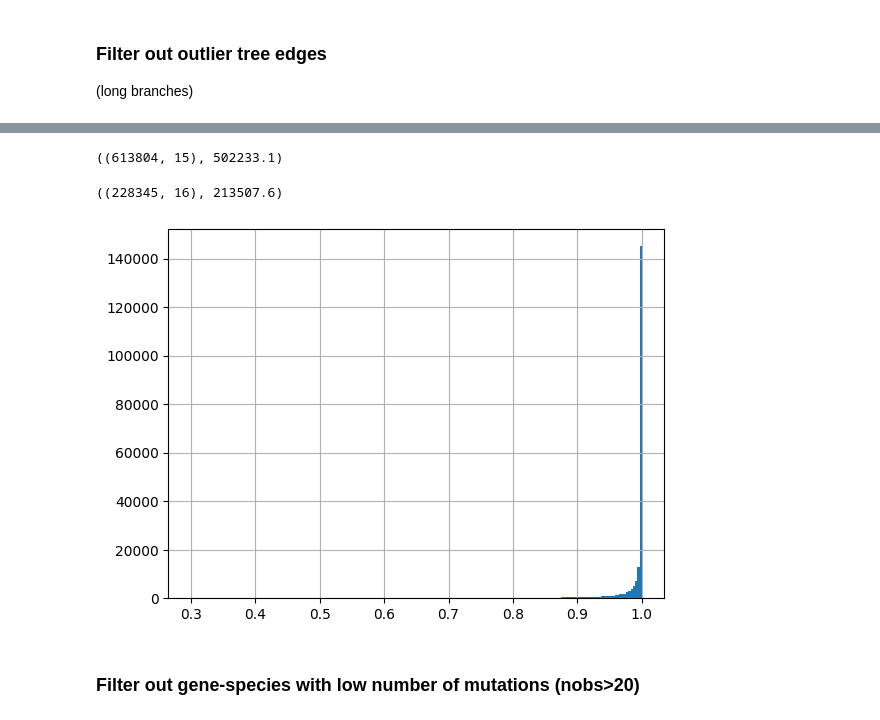
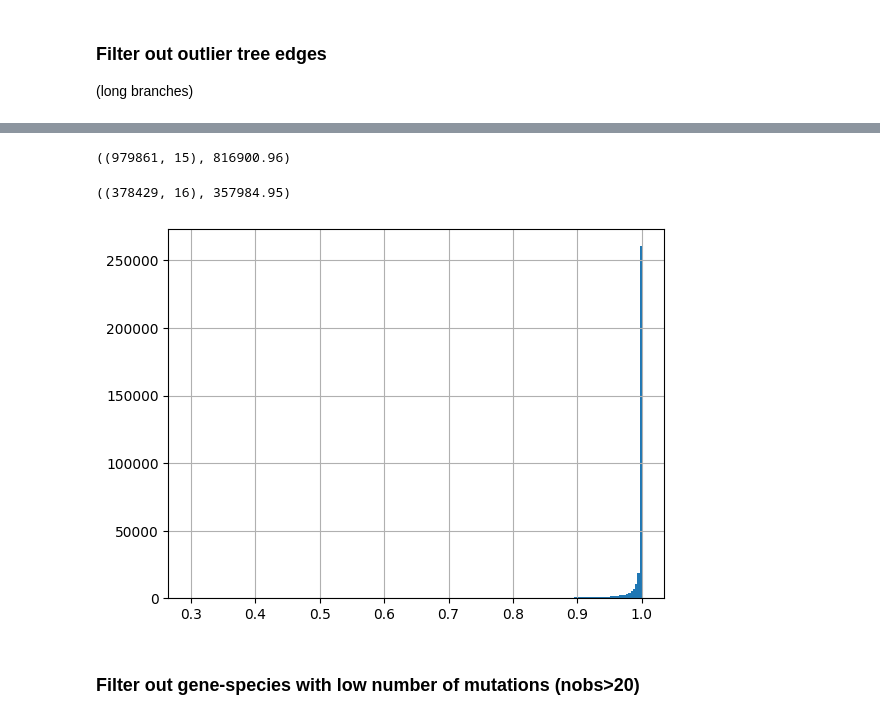
Before and after one commit to mitoclub/AminoAcidShift, a Jupyter notebook: vertebrates_aa_subst/collect_nonsyn_substitutions_vertebrates.ipynb, the cells around one changed output, grey strips where cells are left out. Cells and saved outputs as stored; diff of their text form; code cells hidden in the pictures.

Commit message:
vertebrates ns dataset derived

```diff
--- a/vertebrates_aa_subst/collect_nonsyn_substitutions_vertebrates.ipynb
+++ b/vertebrates_aa_subst/collect_nonsyn_substitutions_vertebrates.ipynb
@@ -454,6 +332,0 @@ obs_df
-# %%
-# load taxa information for the dataset
-df_info = pd.read_csv('../data/new_dataset/info.csv')
-df_info['species'] = df_info['species'].str.replace(' ', '_')
-df_info['class'] = df_info.taxa.apply(lambda x: x.split(';')[1].split('_')[0])
-df_info
@@ -498,0 +333,3 @@ used_data
+# %%
+obs_df_flt = obs_df.merge(df_info[['gene', 'class', 'species']])
+obs_df_flt
@@ -546,7 +373,7 @@ obs_df_syn
 # %%
 # calculate number of mutations (estimate based on reconstructed probability)
 # for each branch. We see outliers (max column)
-edge_nobs = obs_df_syn.groupby(['gene', 'species', 'AltNode']).ProbaMut.sum().rename('edge_nobs')
+edge_nobs = obs_df_flt.groupby(['gene', 'species', 'AltNode']).ProbaMut.sum().rename('edge_nobs')
 edge_nobs_df = edge_nobs.reset_index()
-edge_nobs_df.groupby('gene').describe().round(2)
+edge_nobs_df.groupby('gene').quantile([0.5, 0.9]).round(2).unstack()
 # %% [output]
@@ -629,16 +474,16 @@ edge_nobs[edge_nobs >= 6].sum(), edge_nobs[edge_nobs < 6].sum()
 # %%
-obs_df_syn.shape, obs_df_syn['ProbaMut'].sum().round(2)
+obs_df_flt.shape, obs_df_flt['ProbaMut'].sum().round(2)
 # %% [output]
-((613804, 15), 502233.1)
+((979861, 15), 816900.96)
 # %%
-obs_df_syn_edge_flt = obs_df_syn.merge(edge_nobs_df_flt, on=['gene', 'species', 'AltNode'])
-obs_df_syn_edge_flt.shape, obs_df_syn_edge_flt['ProbaMut'].sum().round(2)
+obs_df_flt_edge_flt = obs_df_flt.merge(edge_nobs_df_flt, on=['gene', 'species', 'AltNode'])
+obs_df_flt_edge_flt.shape, obs_df_flt_edge_flt['ProbaMut'].sum().round(2)
 # %% [output]
-((228345, 16), 213507.6)
+((378429, 16), 357984.95)
 # %%
-obs_df_syn_edge_flt.ProbaRef.hist(bins=200);
+obs_df_flt_edge_flt.ProbaRef.hist(bins=200);
 # %% [output]
-[figure, old version]
+[figure, new version]
 # %% [markdown]
 ### Filter out gene-species with low number of mutations (nobs>20)
 # %%
```
Also changed, not shown: parts of 119 cells of this notebook, 4 other files.
